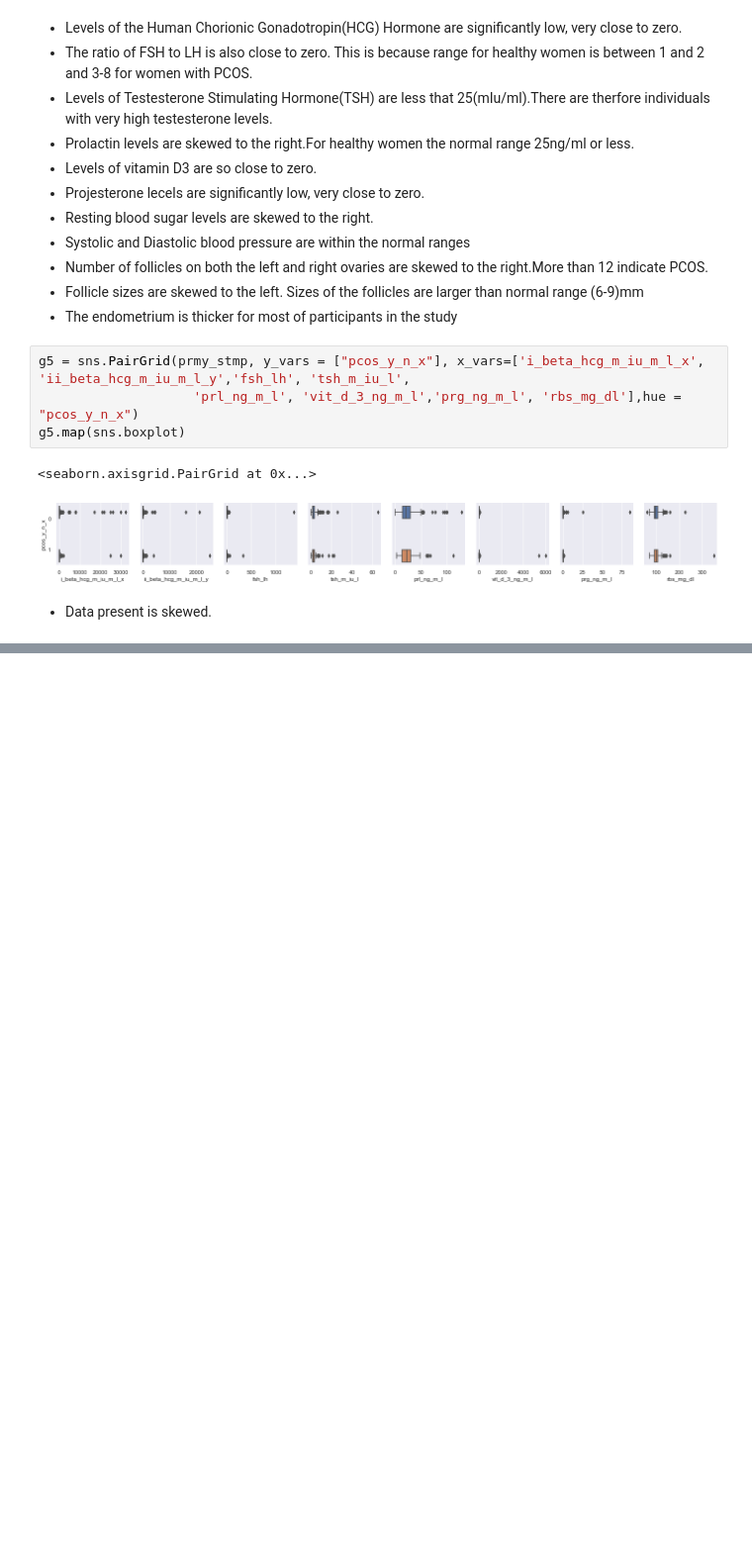
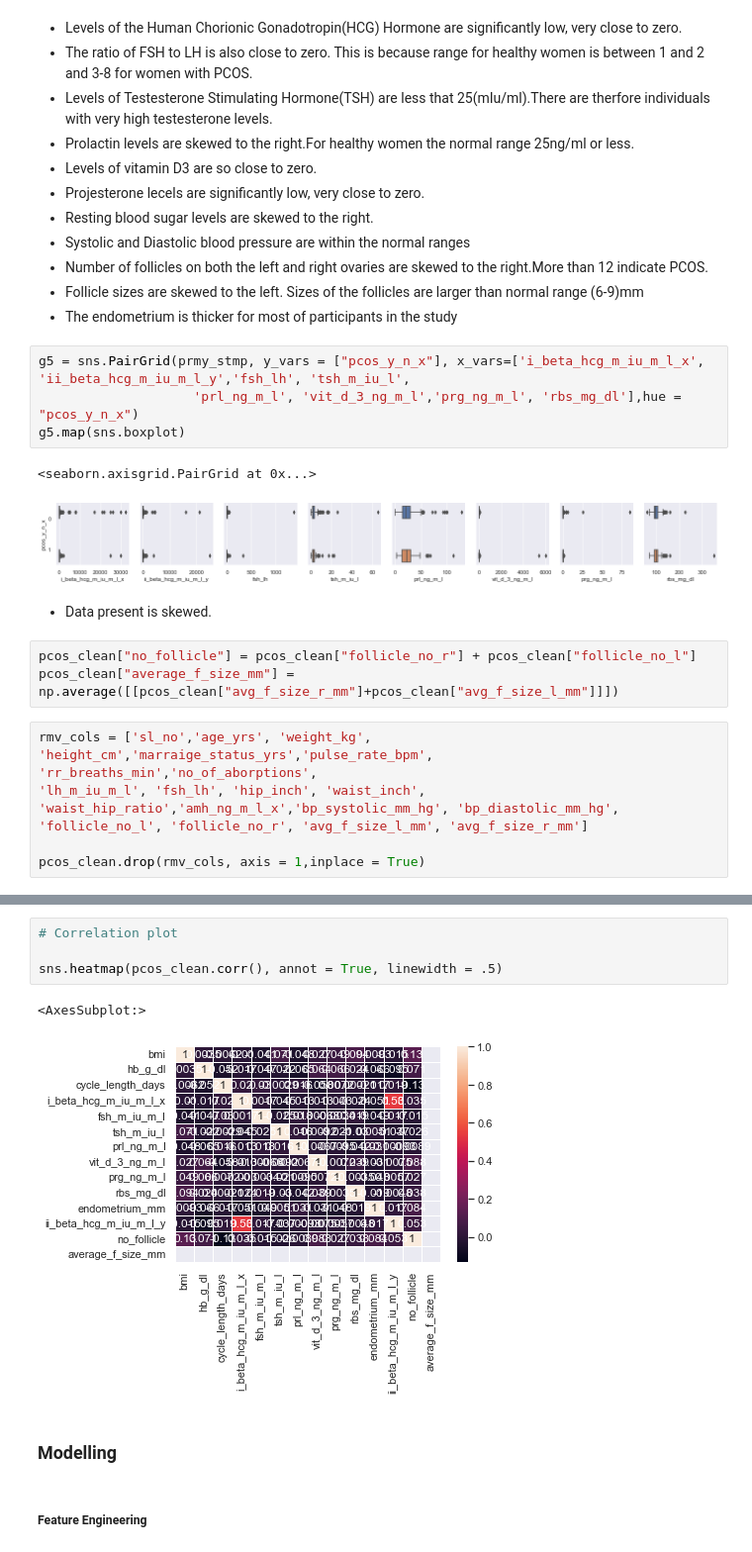
Before and after one commit to Nyairo4/PCOS, a Jupyter notebook: Pcos_Classification_Prediction.ipynb, the cells around one changed output, grey strips where cells are left out. Shown at 99% size. Drawn from its saved outputs; the diff is of its cells as text; blank space fills up the shorter version.

```diff
--- a/Pcos_Classification_Prediction.ipynb
+++ b/Pcos_Classification_Prediction.ipynb
@@ -363,3 +363,12 @@ g5.map(sns.boxplot)
 [figure]
 # %% [markdown]
 * Data present is skewed.
+# %%
+pcos_clean["no_follicle"] = pcos_clean["follicle_no_r"] + pcos_clean["follicle_no_l"]
+pcos_clean["average_f_size_mm"] = np.average([[pcos_clean["avg_f_size_r_mm"]+pcos_clean["avg_f_size_l_mm"]]])
+# %%
+rmv_cols = ['sl_no','age_yrs', 'weight_kg', 'height_cm','marraige_status_yrs','pulse_rate_bpm', 'rr_breaths_min','no_of_aborptions',
+'lh_m_iu_m_l', 'fsh_lh', 'hip_inch', 'waist_inch', 'waist_hip_ratio','amh_ng_m_l_x','bp_systolic_mm_hg', 'bp_diastolic_mm_hg',
+'follicle_no_l', 'follicle_no_r', 'avg_f_size_l_mm', 'avg_f_size_r_mm']
+
+pcos_clean.drop(rmv_cols, axis = 1,inplace = True)
@@ -365,0 +406,11 @@ g5.map(sns.boxplot)
+# %%
+# Correlation plot
+
+sns.heatmap(pcos_clean.corr(), annot = True, linewidth = .5)
+# %% [output]
+<AxesSubplot:>
+[figure, added]
+# %% [markdown]
+### Modelling
+# %% [markdown]
+##### Feature Engineering
```
Also changed, not shown: parts of 2 cells of this notebook.
